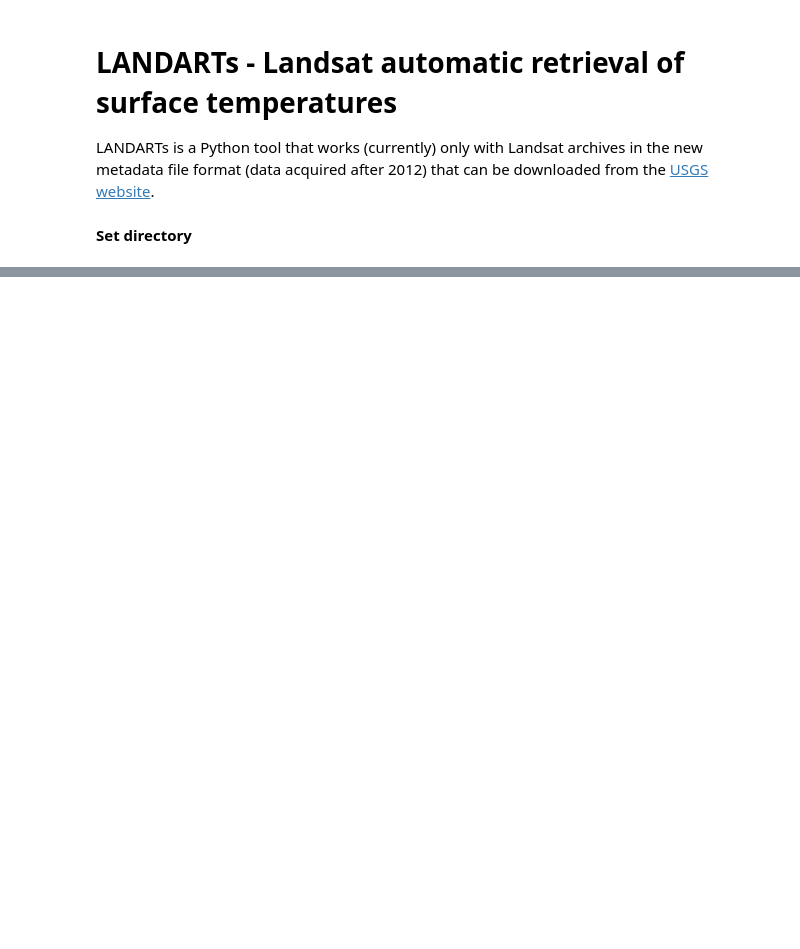
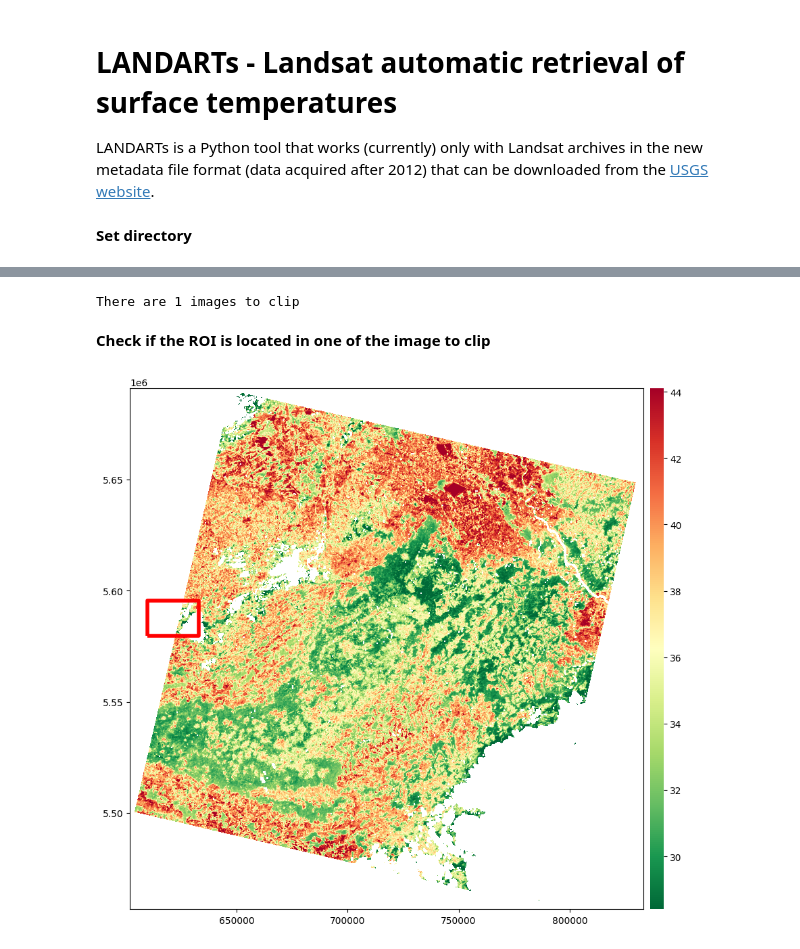
Before and after one commit to nicolasdeffense/eo-toolbox-rtd, a Jupyter notebook: docs/source/landsat/landarts.ipynb, the cells around one changed output, grey strips where cells are left out. Saved outputs shown, nothing was run; the diff lists cells and outputs as text; code cells hidden in the pictures; blank space fills up the shorter version.

```diff
--- a/docs/source/landsat/landarts.ipynb
+++ b/docs/source/landsat/landarts.ipynb
@@ -25,0 +34,10 @@ Path(lst_path).mkdir(parents=True, exist_ok=True)
+# %%
+crs = 'EPSG:32631'
+
+roi_name     = 'extent_roi_v2'
+roi_filename = f'{roi_name}_{crs[5:]}.shp'
+roi_file     = f'{roi_path}{roi_filename}'
+
+roi_gdf = gpd.read_file(roi_file)
+
+print(f'ROI shapefile : {roi_file}')
@@ -26 +48,5 @@ Path(lst_path).mkdir(parents=True, exist_ok=True)
+# %%
+nodata_val = -9999
+
+#'TODO set np.NAN before converting degree!!!!!'
 # %% [markdown]
@@ -103,0 +158,35 @@ for f in glob.glob('/export/homes/students/abos/images/BQA/*BQA.TIF'):
+# %%
+list_im_to_clip = glob.glob(f'{lst_path}*_Celsius_BQA.tif')
+
+print(f'There are {len(list_im_to_clip)} images to clip')
+# %% [output]
+There are 1 images to clip
+# %% [markdown]
+**Check if the ROI is located in one of the image to clip**
+# %%
+fig, ax = plt.subplots(1, 1, figsize=(10,10))
+
+# Plot first image of the list
+im_file = list_im_to_clip[0]
+src = rasterio.open(im_file, "r")
+im = src.read(1)
+
+color_map = plt.cm.get_cmap("RdYlGn")
+reversed_color_map = color_map.reversed()
+
+im = im.astype(float)
+im = np.where(im == nodata_val, np.nan, im)
+p5 = np.nanpercentile(im, 2)
+p95 = np.nanpercentile(im, 98)
+
+im_rio = rasterio.plot.show(src, cmap=reversed_color_map, vmin=p5, vmax=p95, ax=ax)
+im_rio = im_rio.get_images()[0]
+
+# Plot ROI vector
+roi_gdf.plot(facecolor='none', edgecolor='red', linewidth = 4, ax=ax)
+
+cax = fig.add_axes([ax.get_position().x1+0.01,ax.get_position().y0,0.02,ax.get_position().height])
+plt.colorbar(im_rio, ax=ax, cax=cax)
+plt.box(False)
+# %% [output]
+[figure, added]
```
Also changed, not shown: parts of 18 cells of this notebook, 3 other files.
